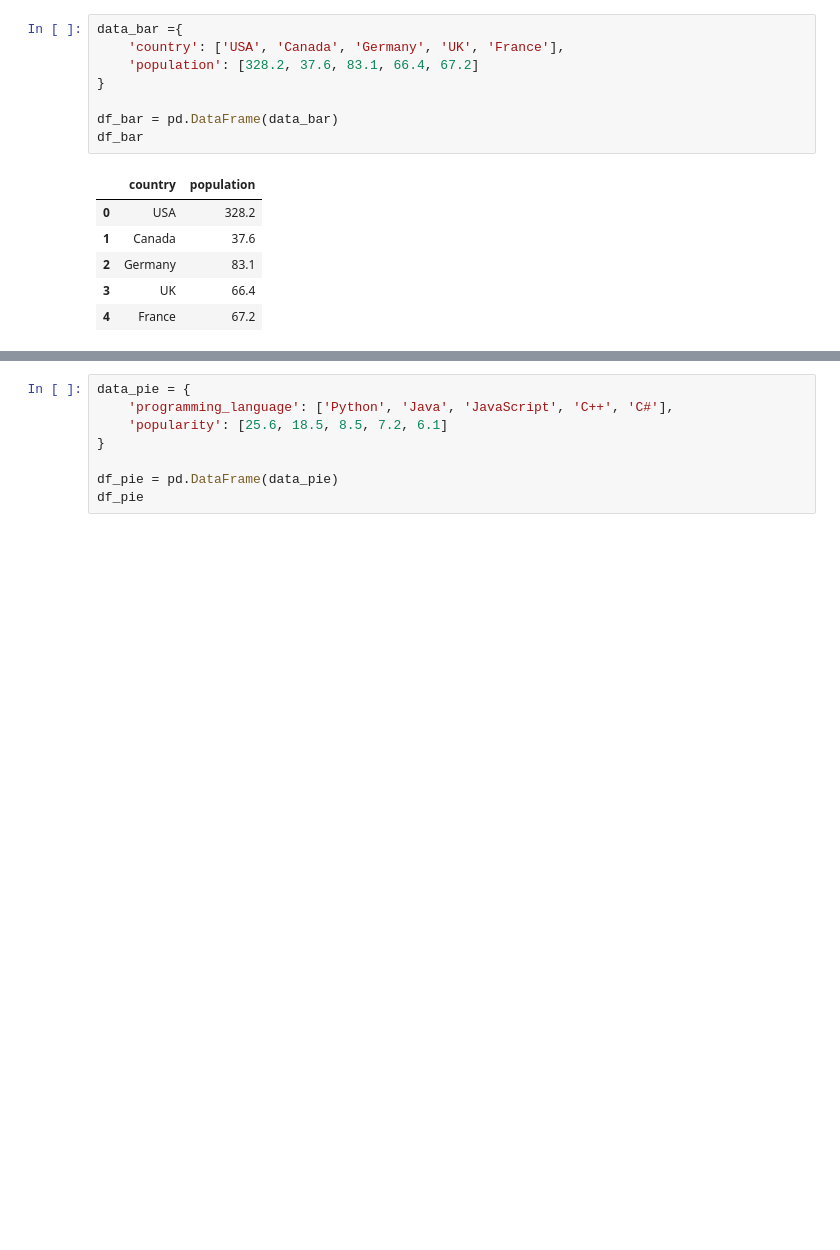
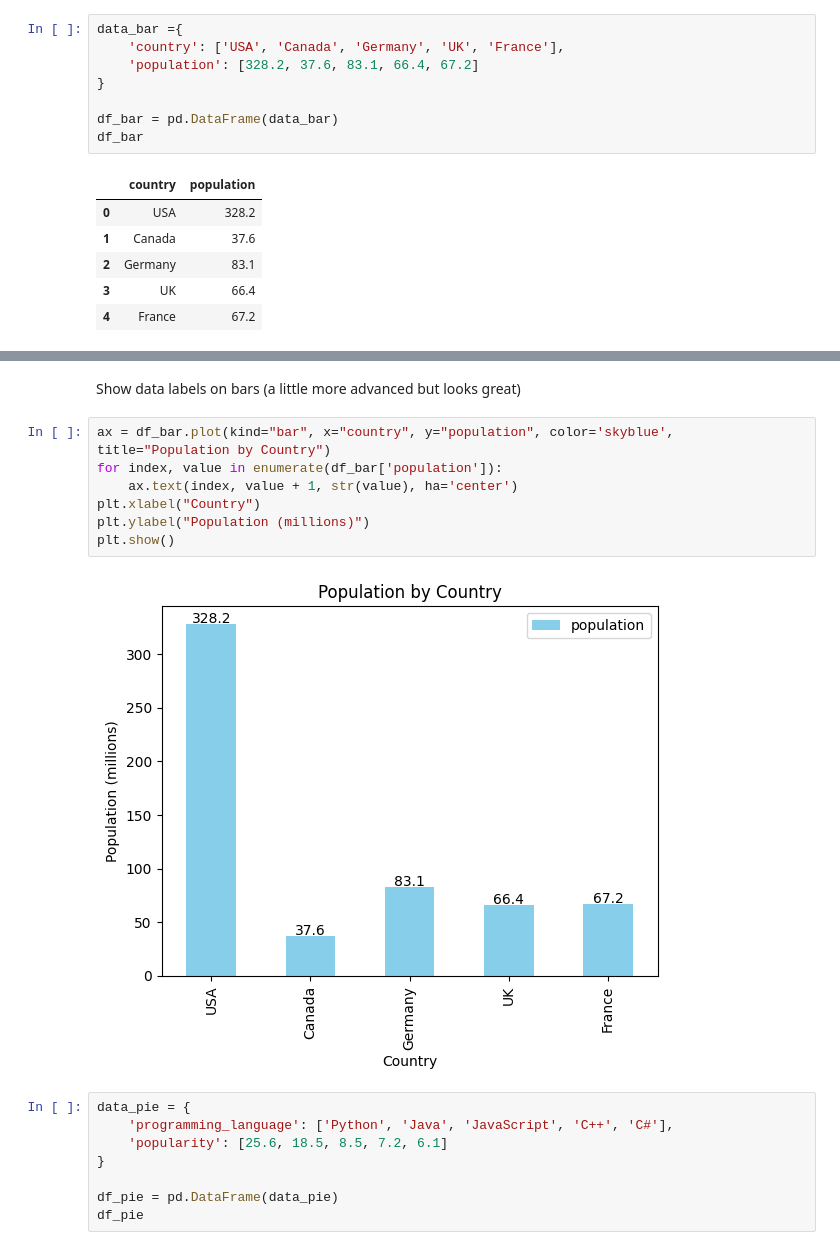
Before and after one commit to BabakDavarmanesh/Learning_Pandas, a Jupyter notebook: Learning_Pandas.ipynb, the cells around one changed output, grey strips where cells are left out. Cells and saved outputs as stored; diff of their text form; blank space fills up the shorter version.

```diff
--- a/Learning_Pandas.ipynb
+++ b/Learning_Pandas.ipynb
@@ -623,3 +665,14 @@ plt.show()
+# %% [markdown]
+Show data labels on bars (a little more advanced but looks great)
+# %%
+ax = df_bar.plot(kind="bar", x="country", y="population", color='skyblue', title="Population by Country")
+for index, value in enumerate(df_bar['population']):
+    ax.text(index, value + 1, str(value), ha='center')
+plt.xlabel("Country")
+plt.ylabel("Population (millions)")
+plt.show()
+# %% [output]
+[figure, added]
 # %%
 data_pie = {
     'programming_language': ['Python', 'Java', 'JavaScript', 'C++', 'C#'],
```
Also changed, not shown: parts of 11 cells of this notebook.
